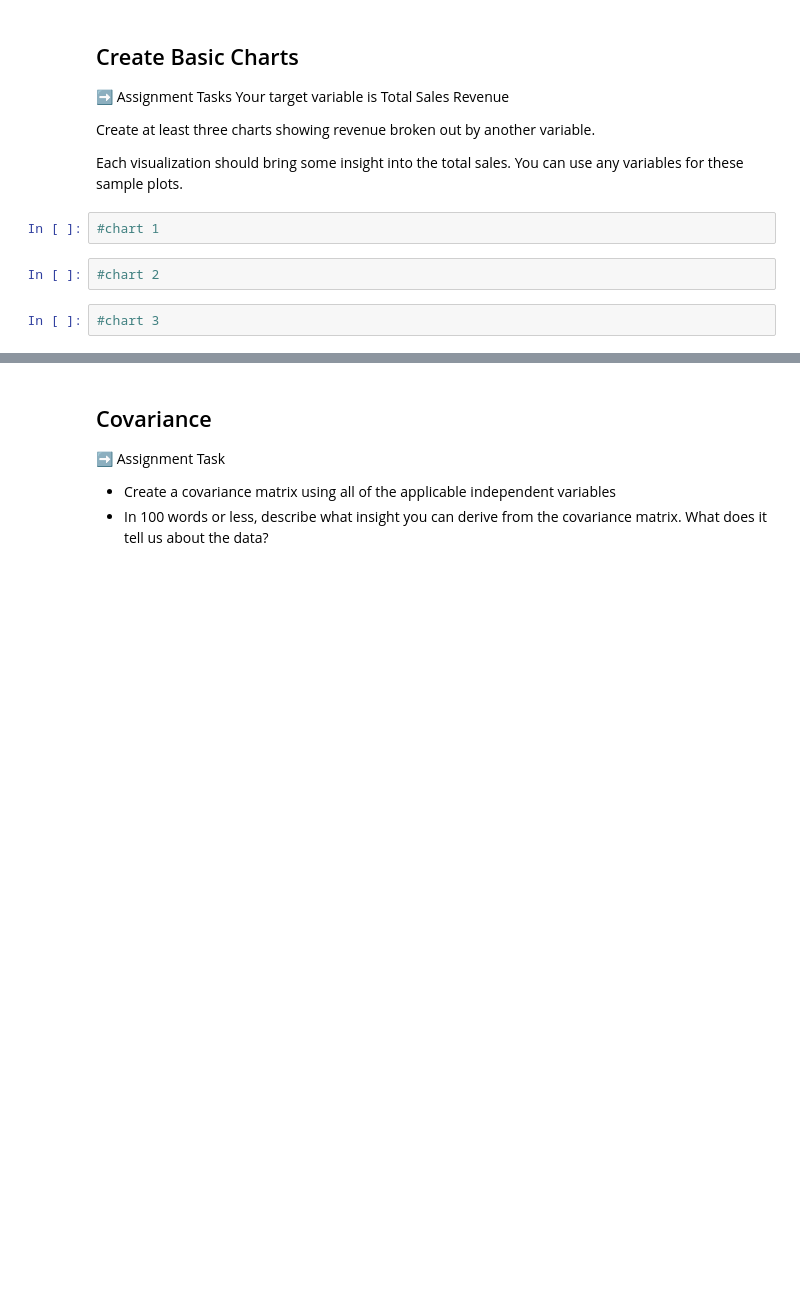
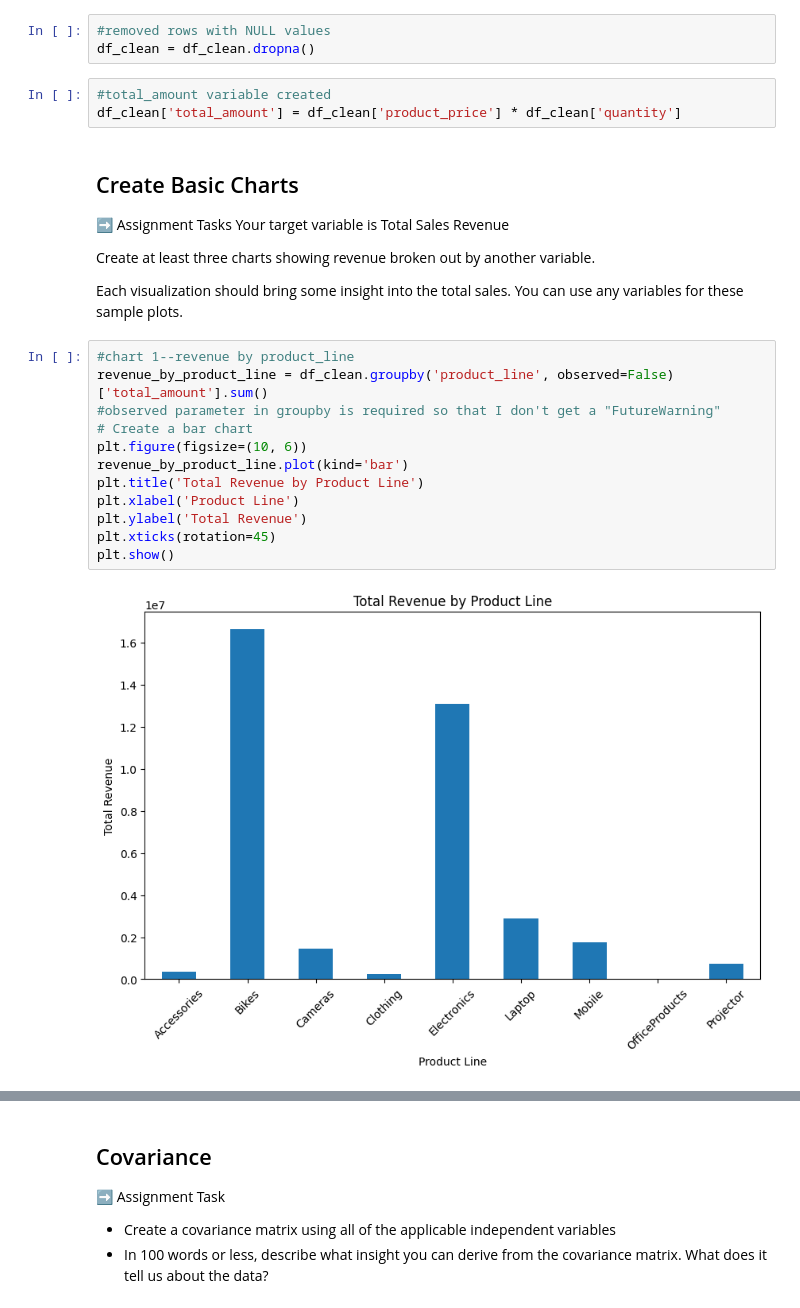
Before and after one commit to matiasarmesto/businessanalytics, a Jupyter notebook: Labs/Scripts/lab_06_retailer_eda.ipynb, the cells around one changed output, grey strips where cells are left out. Saved outputs shown, nothing was run; the diff lists cells and outputs as text; blank space fills up the shorter version.

```diff
--- a/Labs/Scripts/lab_06_retailer_eda.ipynb
+++ b/Labs/Scripts/lab_06_retailer_eda.ipynb
@@ -224,6 +225,12 @@ min         2.290000
 75%       914.620000
 max      3578.270000
 std       817.885974
+# %%
+#removed rows with NULL values
+df_clean = df_clean.dropna()
+# %%
+#total_amount variable created
+df_clean['total_amount'] = df_clean['product_price'] * df_clean['quantity']
 # %% [markdown]
 ## Create Basic Charts
 
@@ -233,9 +240,17 @@ Your target variable is Total Sales Revenue
 Create at least three charts showing revenue broken out by another variable.
 
 Each visualization should bring some insight into the total sales. You can use any variables for these sample plots.
-# %%
-#chart 1
-# %%
-#chart 2
-# %%
-#chart 3
+# %%
+#chart 1--revenue by product_line
+revenue_by_product_line = df_clean.groupby('product_line', observed=False)['total_amount'].sum()
+#observed parameter in groupby is required so that I don't get a "FutureWarning"
+# Create a bar chart
+plt.figure(figsize=(10, 6))
+revenue_by_product_line.plot(kind='bar')
+plt.title('Total Revenue by Product Line')
+plt.xlabel('Product Line')
+plt.ylabel('Total Revenue')
+plt.xticks(rotation=45)
+plt.show()
+# %% [output]
+[figure, added]
```
Also changed, not shown: parts of 4 cells of this notebook.
